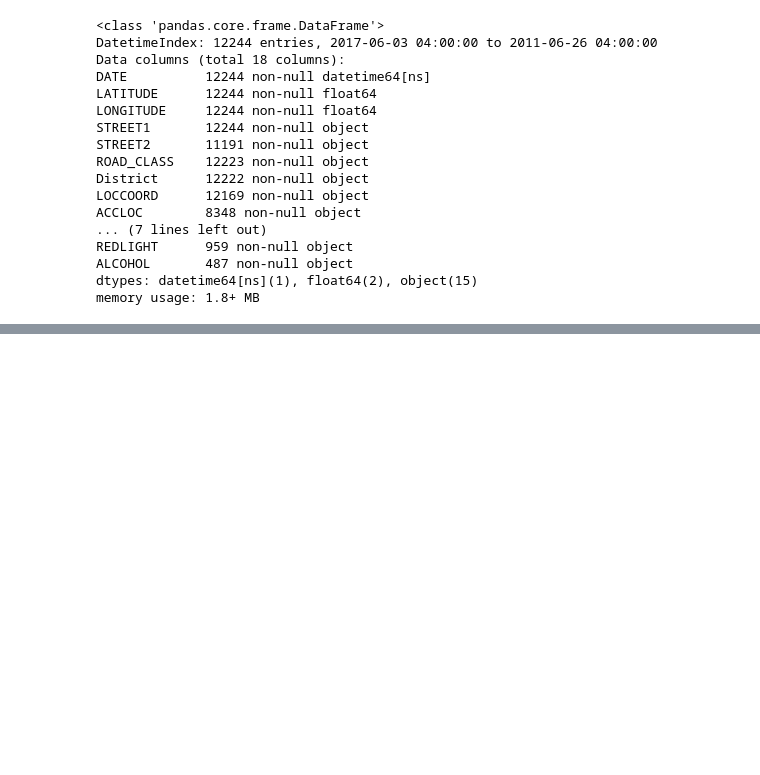
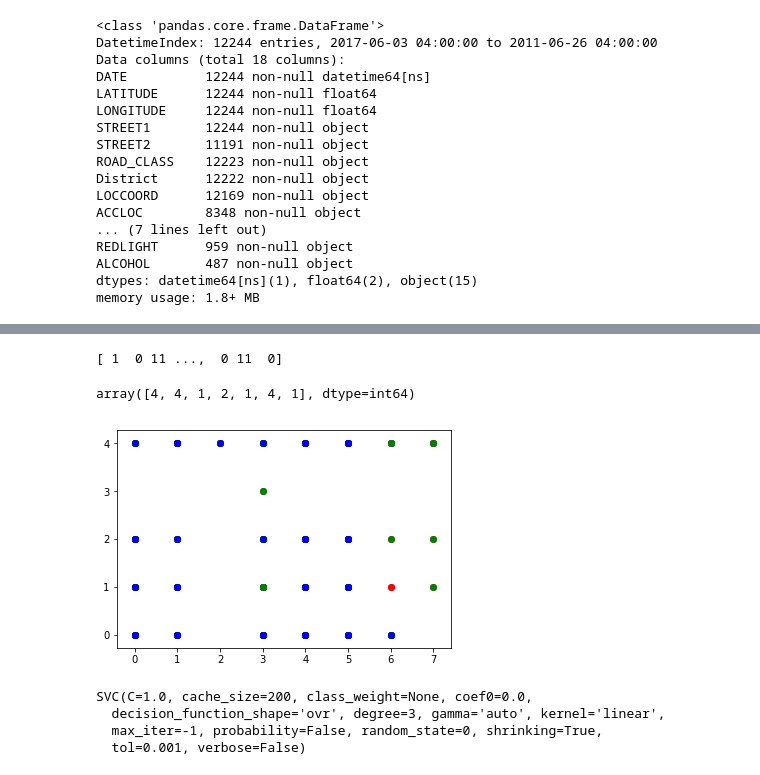
Before and after one commit to shane200195/RouteSafer, a Jupyter notebook: Analysis/index.ipynb, the cells around one changed output, grey strips where cells are left out. Cells and saved outputs as stored; diff of their text form; code cells hidden in the pictures; blank space fills up the shorter version.

Commit message:
K-mean Applied
Without test commit

```diff
--- a/Analysis/index.ipynb
+++ b/Analysis/index.ipynb
@@ -138,0 +247,30 @@ array([['0', '1'],
+# %%
+from sklearn import preprocessing
+enc = preprocessing.LabelEncoder()
+enc.fit(accident["VEHTYPE"])
+new_cat_features = enc.transform(accident["VEHTYPE"])
+print(new_cat_features) # [1 2 0]
+accident["VEHTYPE"] = new_cat_features
+# %% [output]
+[ 1  0 11 ...,  0 11  0]
+# %%
+accidentValue = accident.iloc[:, 5:12]
+accidentValue = accidentValue.reset_index()
+accidentValue = accidentValue.drop(['DATE'], axis=1)
+# %%
+accidentValue = accidentValue.values
+# %%
+accidentValue[0]
+# %% [output]
+array([4, 4, 1, 2, 1, 4, 1], dtype=int64)
+# %%
+import sklearn.cluster as cluster
+kmeans = cluster.KMeans(n_clusters=3, init="k-means++", max_iter=300, n_init=10, random_state=0)
+yMeans = kmeans.fit_predict(accidentValue)
+# %%
+plt.scatter(accidentValue[yMeans==0, 0], accidentValue[yMeans==0, 1], color="r")
+plt.scatter(accidentValue[yMeans==1, 0], accidentValue[yMeans==1, 1], color="g")
+plt.scatter(accidentValue[yMeans==2, 0], accidentValue[yMeans==2, 1], color="b")
+plt.show()
+# %% [output]
+[figure, added]
@@ -138,0 +281,8 @@ array([['0', '1'],
+# %%
+classifier = svm.SVC(kernel='linear', random_state=0)
+classifier.fit(accidentValue, yMeans)
+# %% [output]
+SVC(C=1.0, cache_size=200, class_weight=None, coef0=0.0,
+  decision_function_shape='ovr', degree=3, gamma='auto', kernel='linear',
+  max_iter=-1, probability=False, random_state=0, shrinking=True,
+  tol=0.001, verbose=False)
```
Also changed, not shown: parts of 26 cells of this notebook.
